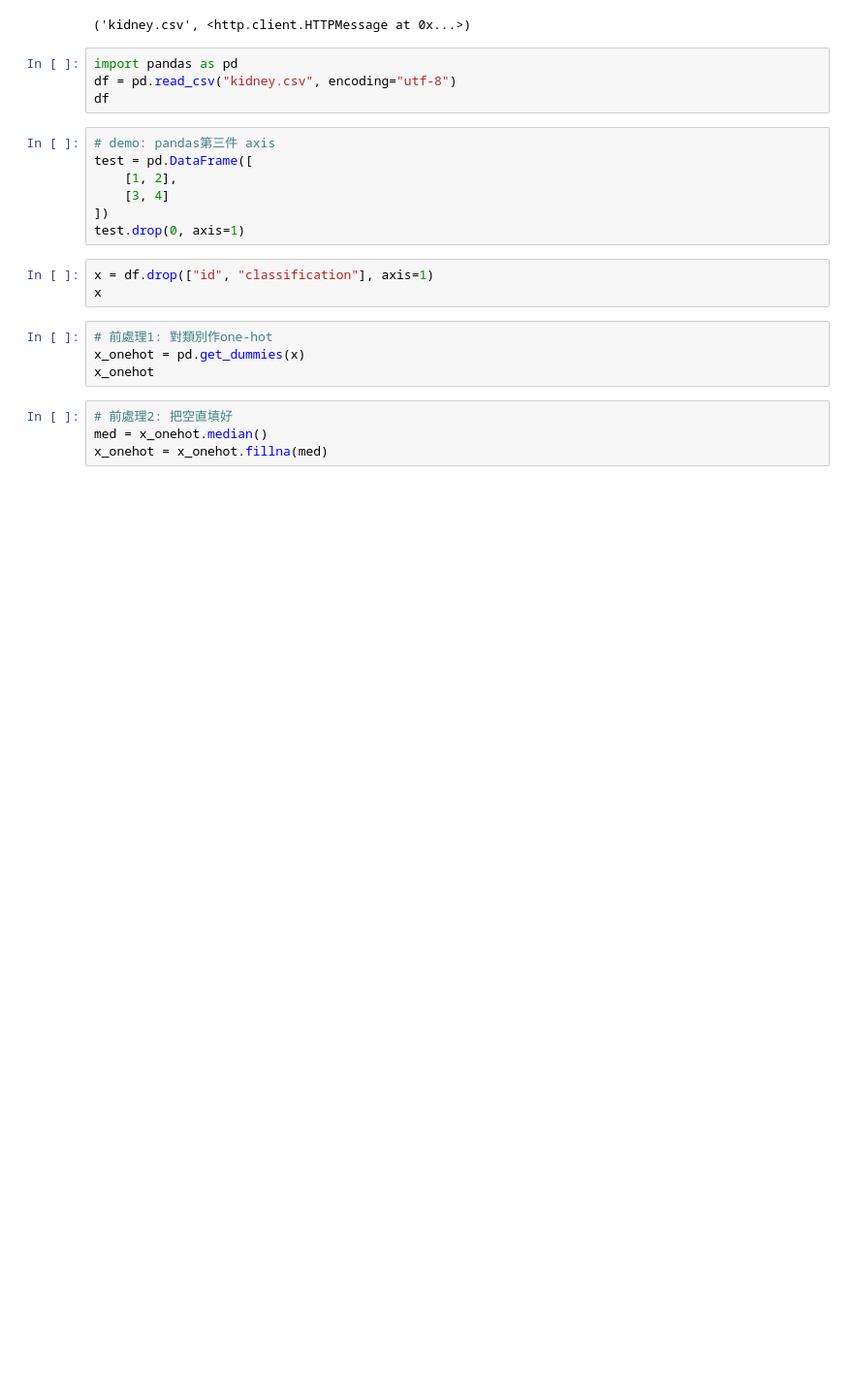
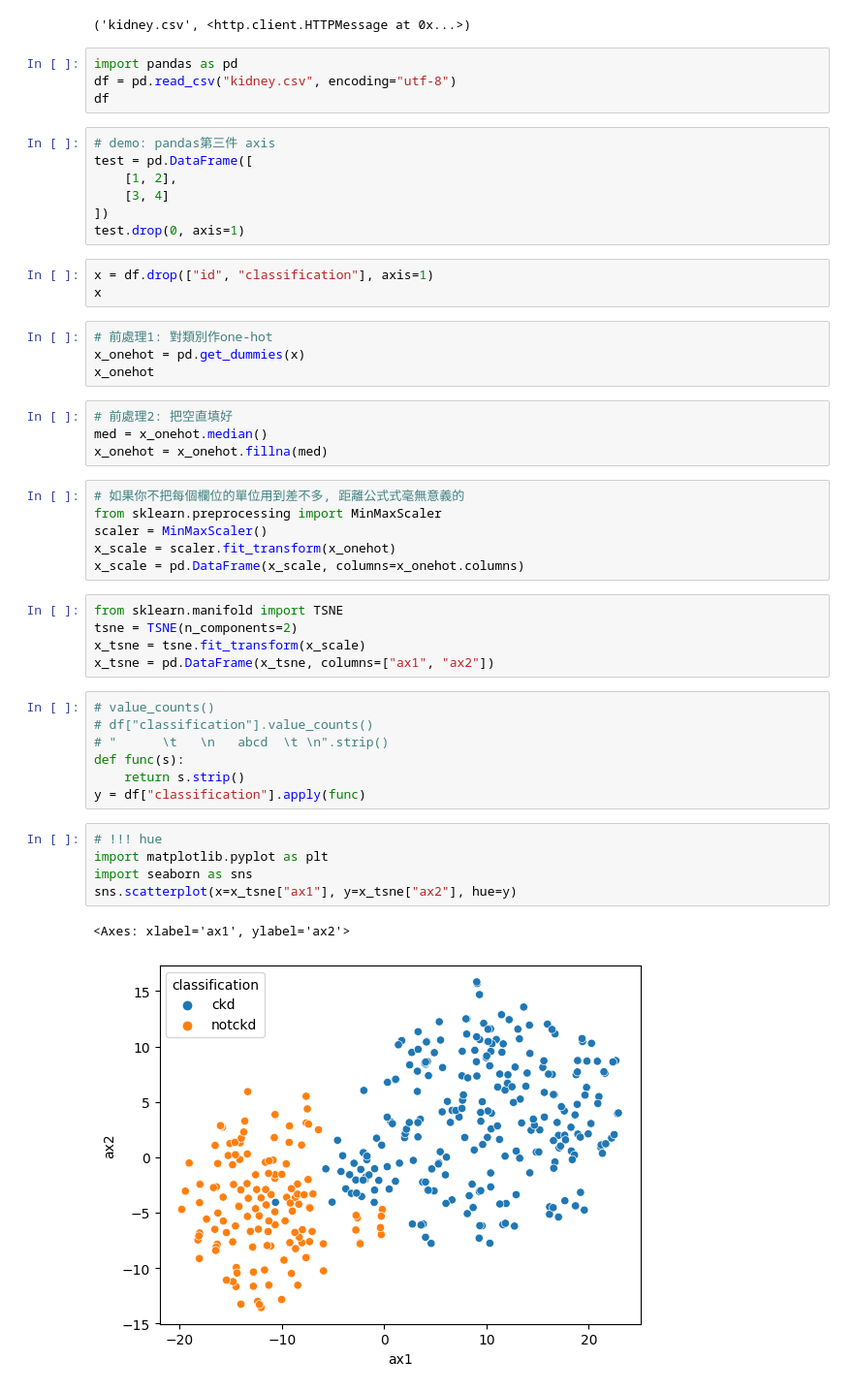
Before and after one commit to Elwing-Chou/kmu1203, a Jupyter notebook: 3_tsne.ipynb, the cells around one changed output. Shown at 97% size. Saved outputs shown, nothing was run; the diff lists cells and outputs as text; blank space fills up the shorter version.

```diff
--- a/3_tsne.ipynb
+++ b/3_tsne.ipynb
@@ -28,3 +28,29 @@ x_onehot
 # 前處理2: 把空直填好
 med = x_onehot.median()
 x_onehot = x_onehot.fillna(med)
+# %%
+# 如果你不把每個欄位的單位用到差不多, 距離公式式毫無意義的
+from sklearn.preprocessing import MinMaxScaler
+scaler = MinMaxScaler()
+x_scale = scaler.fit_transform(x_onehot)
+x_scale = pd.DataFrame(x_scale, columns=x_onehot.columns)
+# %%
+from sklearn.manifold import TSNE
+tsne = TSNE(n_components=2)
+x_tsne = tsne.fit_transform(x_scale)
+x_tsne = pd.DataFrame(x_tsne, columns=["ax1", "ax2"])
+# %%
+# value_counts()
+# df["classification"].value_counts()
+# "      \t   \n   abcd  \t \n".strip()
+def func(s):
+    return s.strip()
+y = df["classification"].apply(func)
+# %%
+# !!! hue
+import matplotlib.pyplot as plt
+import seaborn as sns
+sns.scatterplot(x=x_tsne["ax1"], y=x_tsne["ax2"], hue=y)
+# %% [output]
+<Axes: xlabel='ax1', ylabel='ax2'>
+[figure, added]
```
